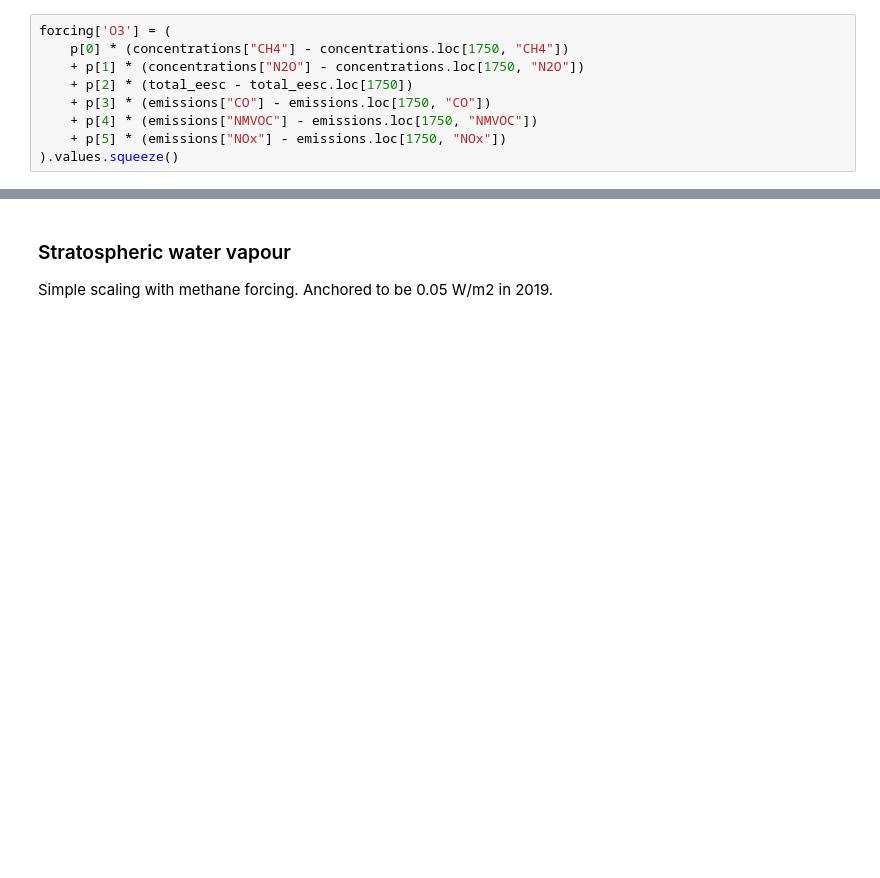
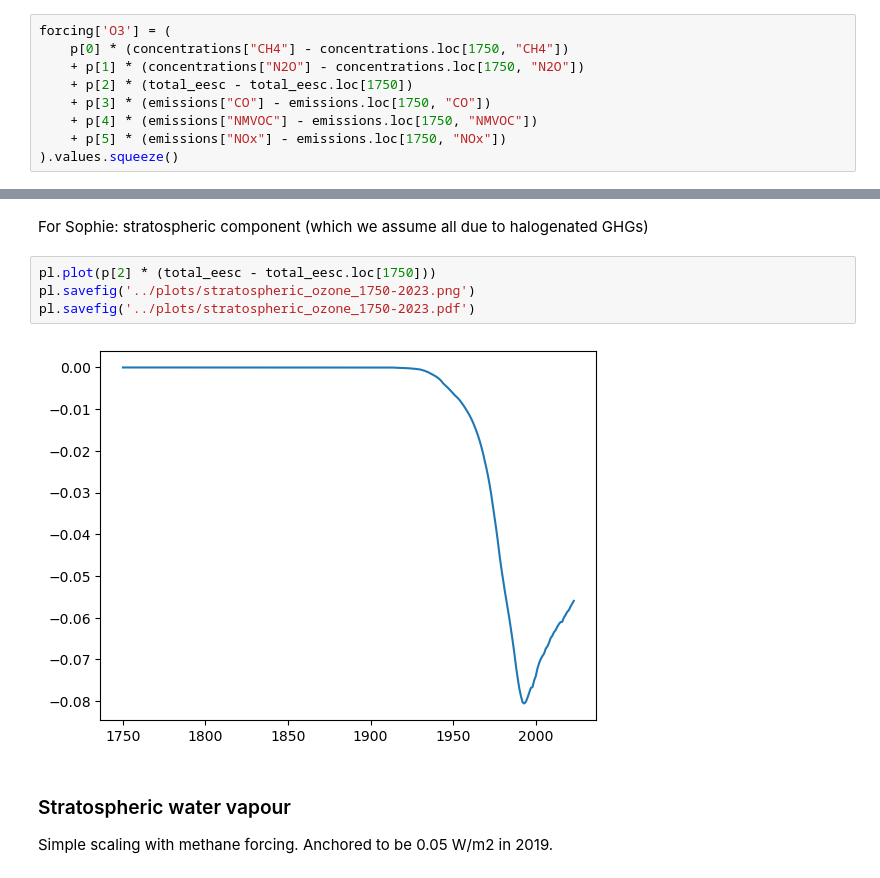
Before and after one commit to ClimateIndicator/forcing-timeseries, a Jupyter notebook: notebooks/make-forcing.ipynb, the cells around one changed output, grey strips where cells are left out. Drawn from its saved outputs; the diff is of its cells as text; blank space fills up the shorter version.

Commit message:
add stratospheric ozone plot

```diff
--- a/notebooks/make-forcing.ipynb
+++ b/notebooks/make-forcing.ipynb
@@ -781,3 +1068,11 @@ pl.legend()
+# %% [markdown]
+For Sophie: stratospheric component (which we assume all due to halogenated GHGs)
+# %%
+pl.plot(p[2] * (total_eesc - total_eesc.loc[1750]))
+pl.savefig('../plots/stratospheric_ozone_1750-2023.png')
+pl.savefig('../plots/stratospheric_ozone_1750-2023.pdf')
+# %% [output]
+[figure, added]
 # %% [markdown]
 ### Stratospheric water vapour
 
```
Also changed, not shown: parts of 45 cells of this notebook, 2 other files.
